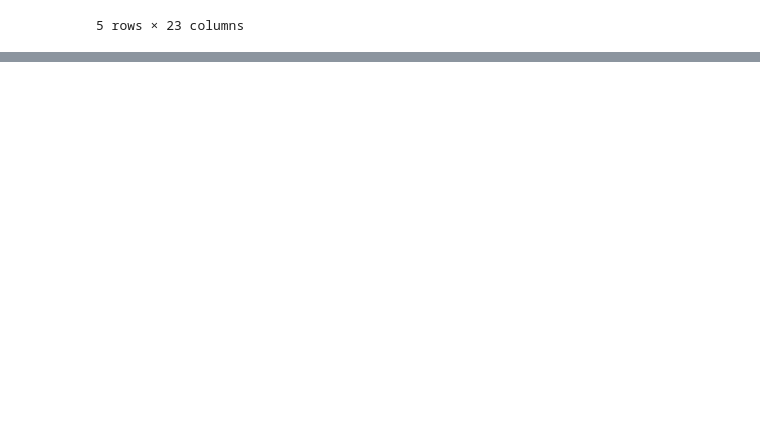
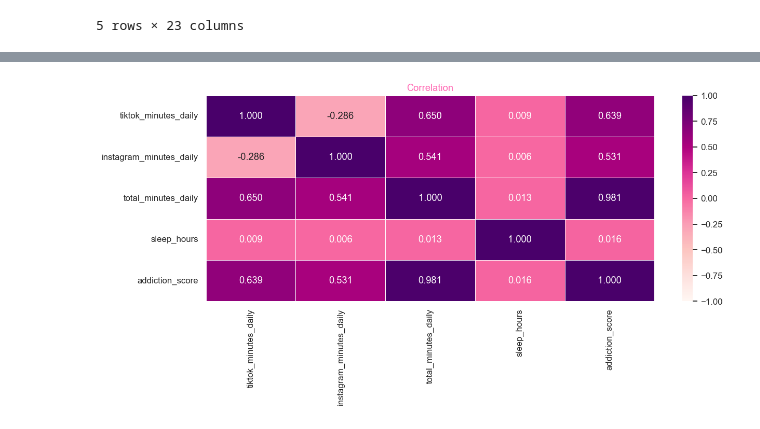
Before and after one commit to evvwwaa/TikTok-Instagram-Addiction, a Jupyter notebook: notebook.ipynb, the cells around one changed output, grey strips where cells are left out. Cells and saved outputs as stored; diff of their text form; code cells hidden in the pictures; blank space fills up the shorter version.

```diff
--- a/notebook.ipynb
+++ b/notebook.ipynb
@@ -135,0 +310,9 @@ data2.describe()
+# %%
+plt.figure(figsize = (12, 6))
+columns = ['tiktok_minutes_daily', 'instagram_minutes_daily', 'total_minutes_daily', 'sleep_hours', 'addiction_score']
+sns.heatmap(data2[columns].corr(), annot = True, fmt = '.3f', cmap = 'RdPu', linewidths = 0.5, vmin = -1, vmax = 1)
+plt.title('Correlation')
+plt.tight_layout()
+plt.show()
+# %% [output]
+[figure, added]
```
Also changed, not shown: parts of 22 cells of this notebook.
